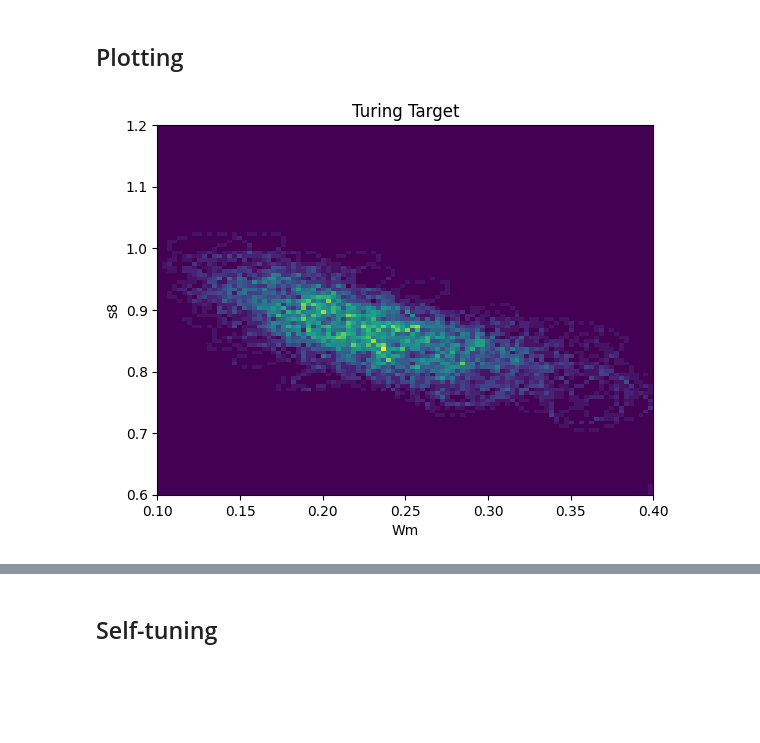
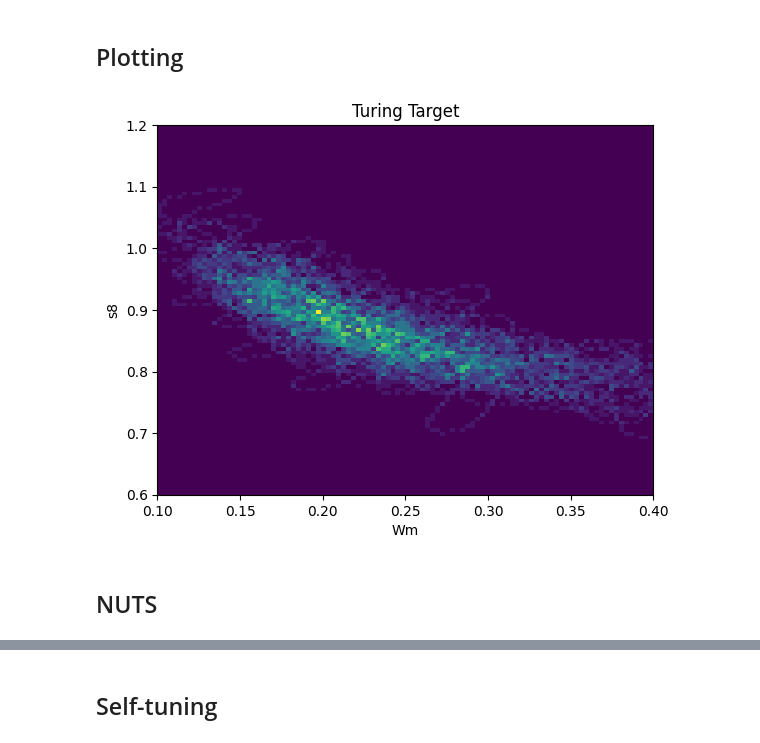
Before and after one commit to JaimeRZP/CMBLensing_MicroCanonicalHMC.jl, a Jupyter notebook: Lab_Turing.ipynb, the cells around one changed output, grey strips where cells are left out. Saved outputs shown, nothing was run; the diff lists cells and outputs as text; code cells hidden in the pictures; blank space fills up the shorter version.

```diff
--- a/Lab_Turing.ipynb
+++ b/Lab_Turing.ipynb
@@ -90,4 +90,6 @@ mchmc = Sampler(eps=eps, L=L, integrator="MN")
 # %% [output]
 Sampler(Settings(Random.MersenneTwister(0), 0.005, 1.4142135623730951, 0.0, 0.1931833275037836, 0.0005, 2000, 1000, 10, "MN"), MCHMC.Minimal_norm)
 # %%
-samples = Sample(mchmc, target; num_steps=10000);
+samples_mchmc = Sample(mchmc, target; num_steps=10000);
+# %%
+samples_mchmc = samples_mchmc[2000:end]
@@ -94,12 +114,14 @@ samples = Sample(mchmc, target; num_steps=10000);
 # %% [markdown]
 ## Plotting
 # %%
-Wms = [sample[1] for sample in samples]
-s8s = [sample[2] for sample in samples];
+Wms_mchmc = [sample[1] for sample in samples_mchmc]
+s8s_mchmc = [sample[2] for sample in samples_mchmc];
 # %%
-plt.hist2d(Wms, s8s, bins=100, range=[[0.1, 0.4],[0.6, 1.2]]);
+plt.hist2d(Wms_mchmc, s8s_mchmc, bins=100, range=[[0.1, 0.4],[0.6, 1.2]]);
 plt.xlabel("Wm")
 plt.ylabel("s8")
 plt.title("Turing Target");
 # %% [output]
-[figure, old version]
+[figure, new version]
+# %% [markdown]
+## NUTS
```
Also changed, not shown: parts of 11 cells of this notebook, 2 other files.
